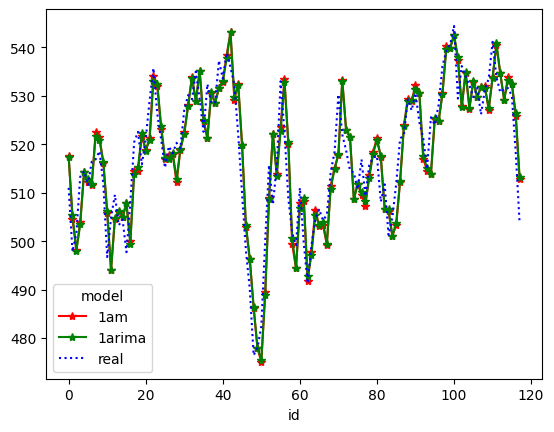
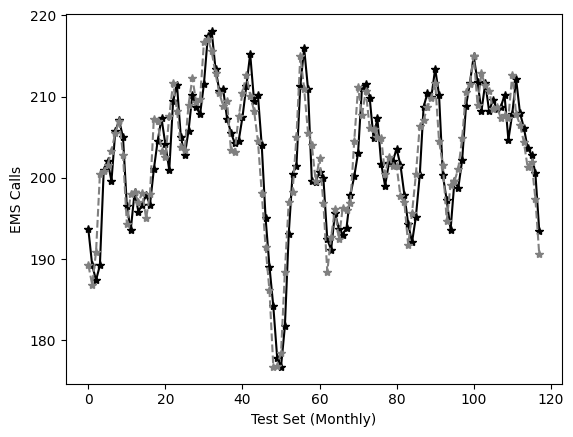
The change to this notebook cell's code, shown as a diff; its figure went from the first image to the second:
--- before
+++ after
@@ -1 +1,11 @@
-df_plot.plot(style=['r*-', 'g*-', 'b:'])
+ax = df_plot.plot(
+    style=['*-', '*--'], 
+    color=['black', 'gray'],
+    legend=False
+)
+
+# Adicionando as legendas dos eixos
+ax.set_ylabel('EMS Calls')
+ax.set_xlabel('Test Set (Monthly)')
+plt.savefig('recife_s4_testset.pdf', format='pdf', bbox_inches='tight')
+plt.show

Commit: feat: irradiance ex´p